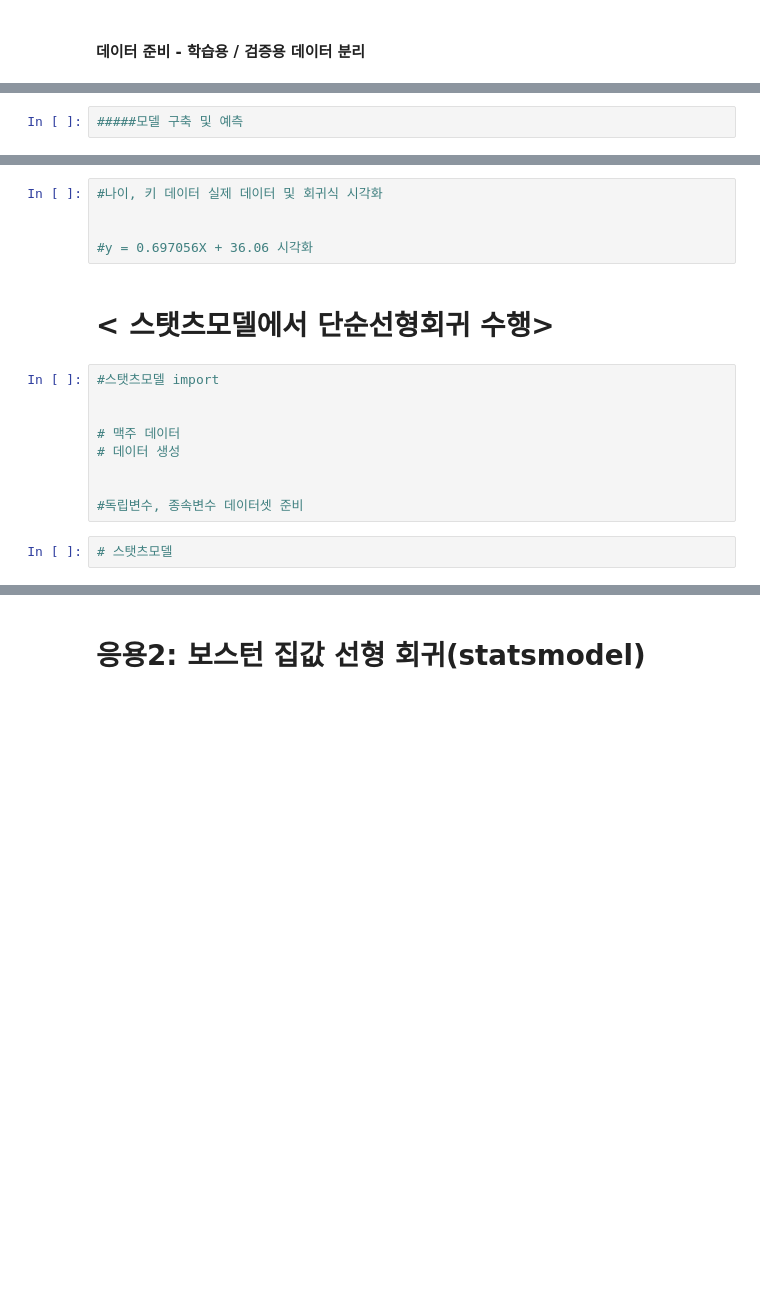
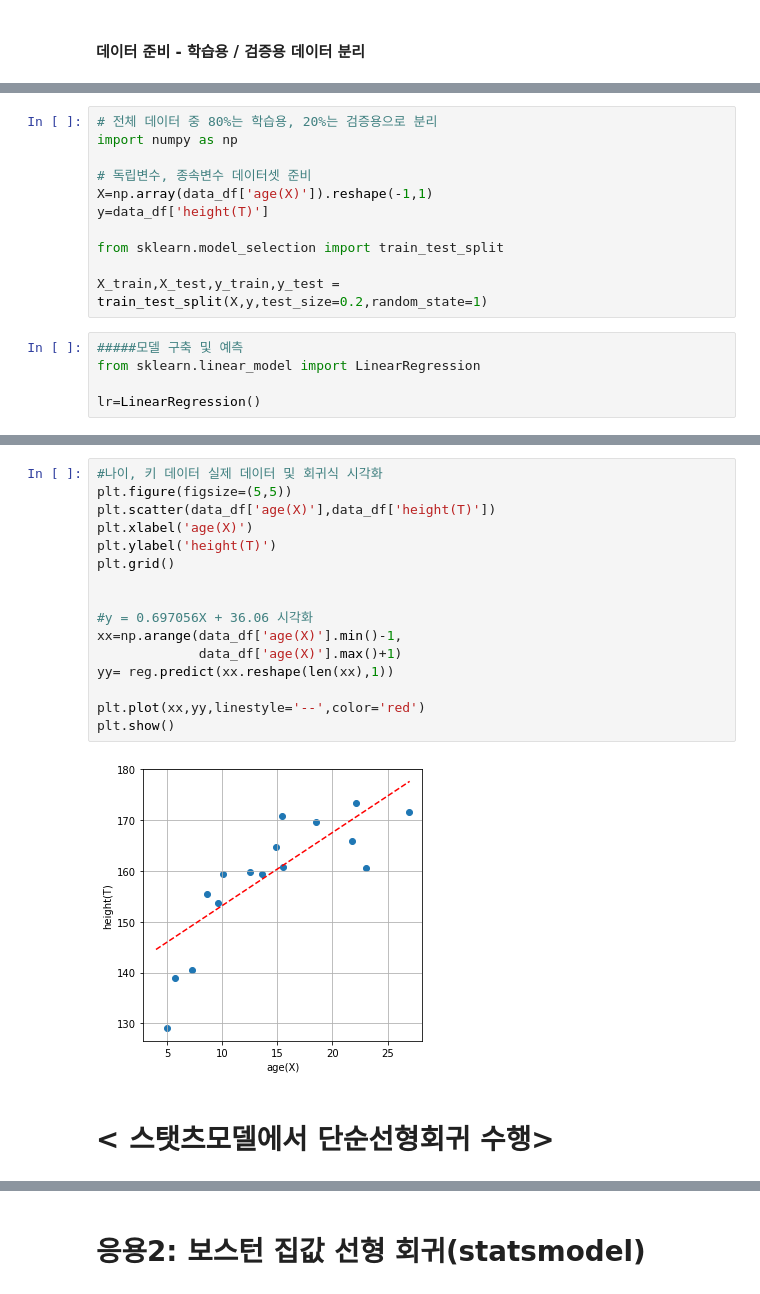
Before and after one commit to happyme2/Bigdata, a Jupyter notebook: Machine Learning/02.단순선형회귀.ipynb, the cells around one changed output, grey strips where cells are left out. Saved outputs shown, nothing was run; the diff lists cells and outputs as text; blank space fills up the shorter version.

```diff
--- a/Machine Learning/02.단순선형회귀.ipynb
+++ b/Machine Learning/02.단순선형회귀.ipynb
@@ -197,4 +229,18 @@ data_df = pd.read_csv("./data/age_height.csv" )
+# %%
+# 전체 데이터 중 80%는 학습용, 20%는 검증용으로 분리
+import numpy as np
+
+# 독립변수, 종속변수 데이터셋 준비
+X=np.array(data_df['age(X)']).reshape(-1,1)
+y=data_df['height(T)']
+
+from sklearn.model_selection import train_test_split
+
+X_train,X_test,y_train,y_test = train_test_split(X,y,test_size=0.2,random_state=1)
 # %%
 #####모델 구축 및 예측
+from sklearn.linear_model import LinearRegression
+
+lr=LinearRegression()
 # %%
 #모델 객체 생성  및 학습
@@ -217,18 +281,20 @@ data_df = pd.read_csv("./data/age_height.csv" )
-# %%
-#나이, 키 데이터 실제 데이터 및 회귀식 시각화
-
-
-#y = 0.697056X + 36.06 시각화
+# %%
+#나이, 키 데이터 실제 데이터 및 회귀식 시각화
+plt.figure(figsize=(5,5))
+plt.scatter(data_df['age(X)'],data_df['height(T)'])
+plt.xlabel('age(X)')
+plt.ylabel('height(T)')
+plt.grid()
+
+
+#y = 0.697056X + 36.06 시각화
+xx=np.arange(data_df['age(X)'].min()-1,
+             data_df['age(X)'].max()+1)
+yy= reg.predict(xx.reshape(len(xx),1))
+
+plt.plot(xx,yy,linestyle='--',color='red')
+plt.show()
+# %% [output]
+[figure, added]
 # %% [markdown]
 # < 스탯츠모델에서 단순선형회귀 수행>
-# %%
-#스탯츠모델 import
-
-
-# 맥주 데이터
-# 데이터 생성
-
-
-#독립변수, 종속변수 데이터셋 준비
-# %%
-# 스탯츠모델
```
Also changed, not shown: parts of 35 cells of this notebook.
